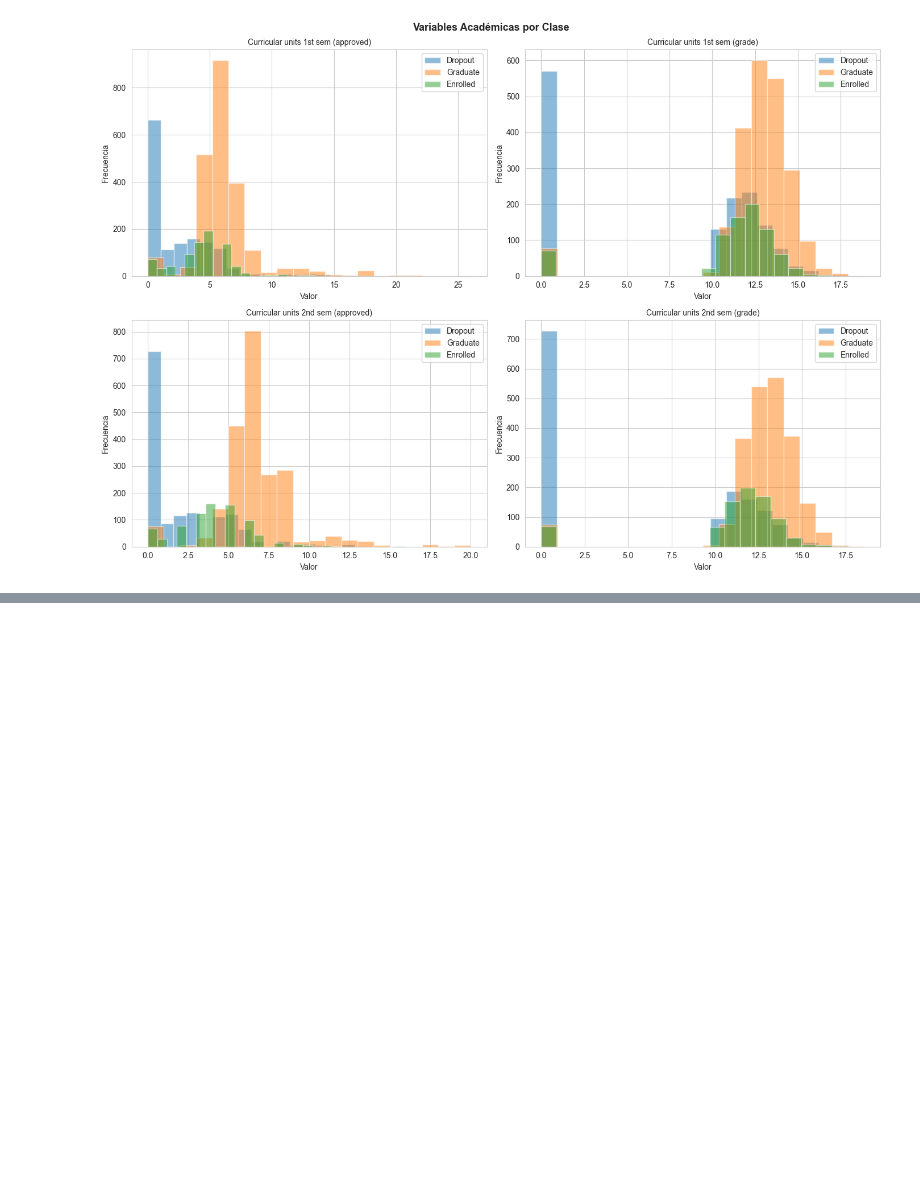
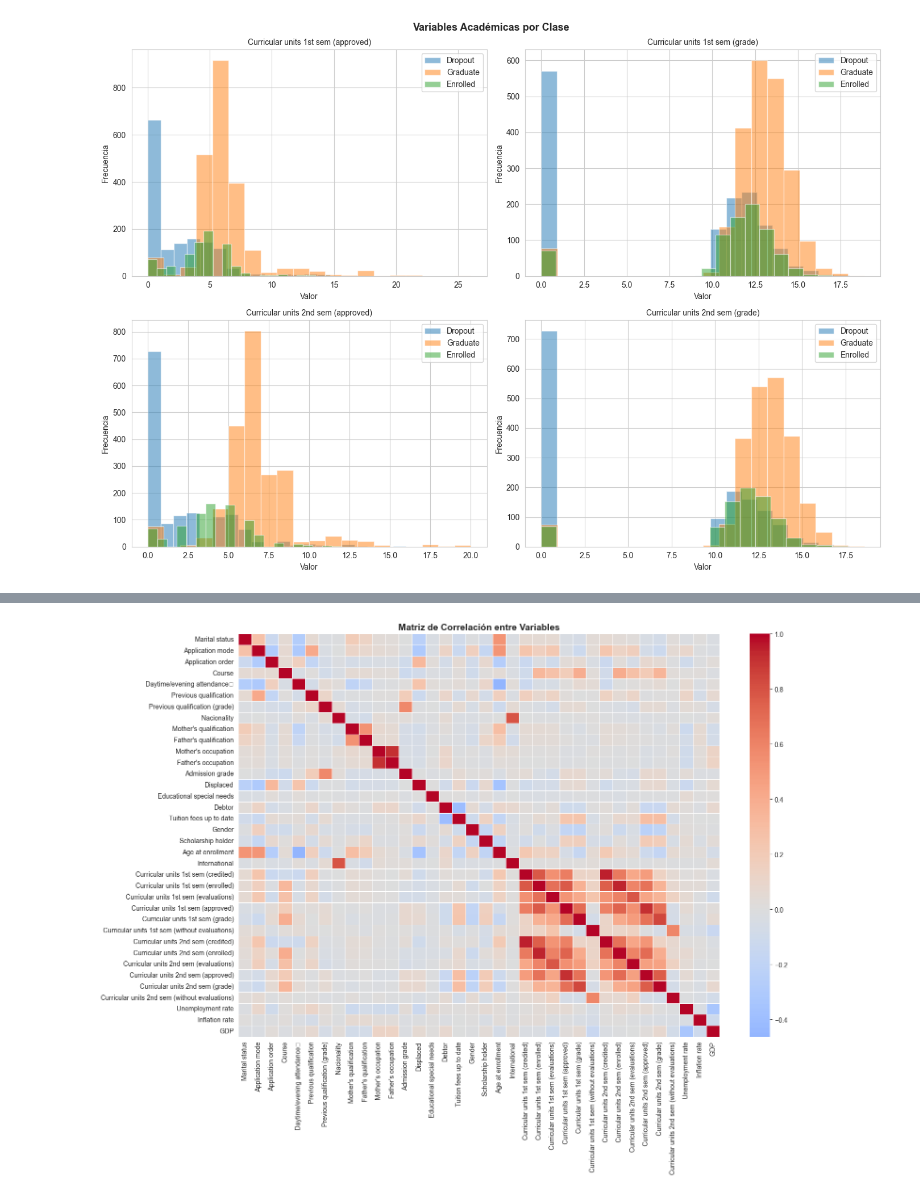
Before and after one commit to JordanOrtizMolina/StudentPerfomancePrediction, a Jupyter notebook: notebook/project.ipynb, the cells around one changed output, grey strips where cells are left out. Drawn from its saved outputs; the diff is of its cells as text; code cells hidden in the pictures; blank space fills up the shorter version.

```diff
--- a/notebook/project.ipynb
+++ b/notebook/project.ipynb
@@ -414,0 +790,16 @@ plt.show()
+# %%
+plt.figure(figsize=(16, 12))
+correlacion = df.drop(columns=['Target']).corr()
+
+sns.heatmap(correlacion,
+            annot=False,
+            cmap='coolwarm',
+            center=0,
+            linewidths=0.5)
+
+plt.title('Matriz de Correlación entre Variables',
+          fontsize=14, fontweight='bold')
+plt.tight_layout()
+plt.show()
+# %% [output]
+[figure, added]
```
Also changed, not shown: parts of 36 cells of this notebook.
